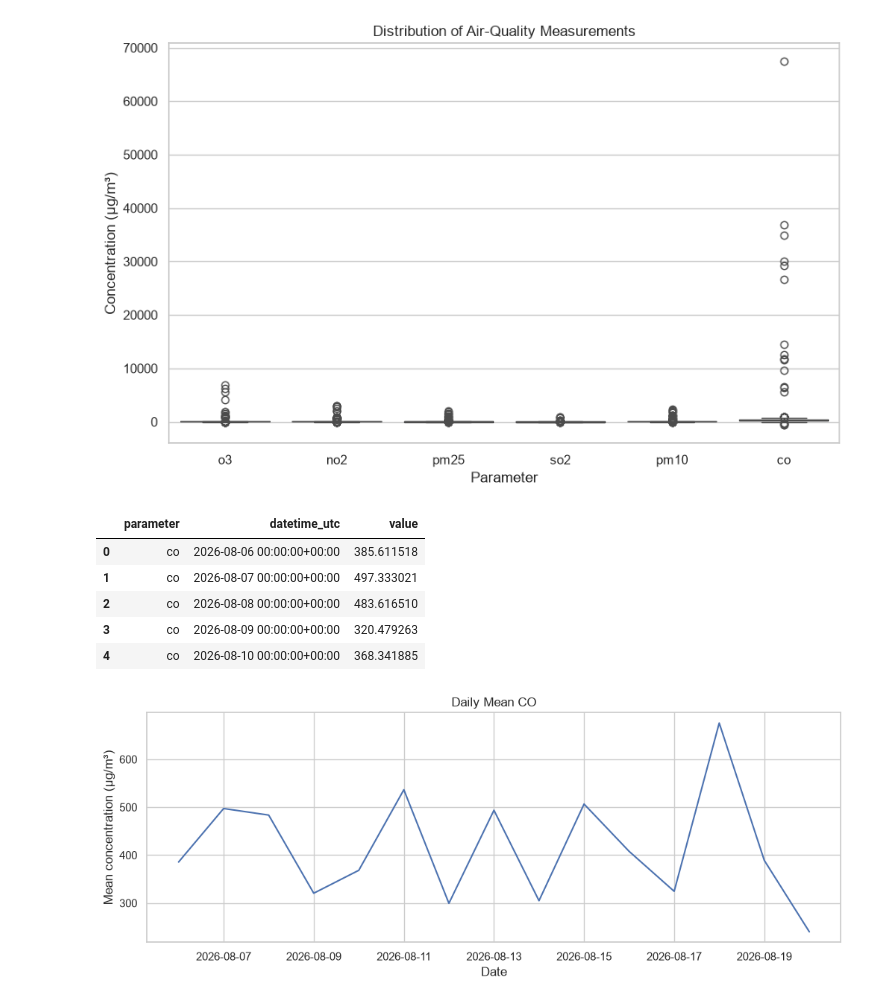
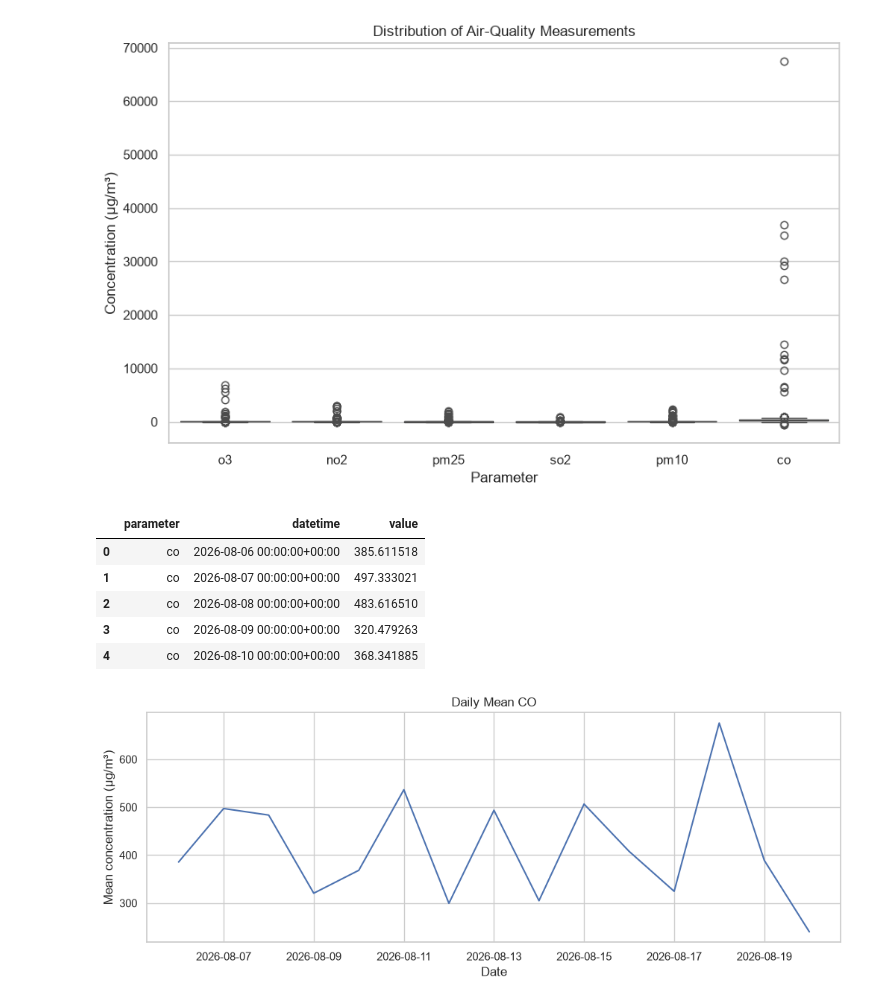
Before and after one commit to shahsandesh30/DataGuard, a Jupyter notebook: notebooks/layer2/silver_data_eda.ipynb, the cells around one changed output. Saved outputs shown, nothing was run; the diff lists cells and outputs as text; code cells hidden in the pictures.

```diff
--- a/notebooks/layer2/silver_data_eda.ipynb
+++ b/notebooks/layer2/silver_data_eda.ipynb
@@ -124,7 +124,7 @@ value            float64
 unit                 str
 dtype: object
 # %%
-df["datetime_utc"] = pd.to_datetime(df["datetime_utc"], errors="coerce")
+df["datetime"] = pd.to_datetime(df["datetime"], errors="coerce")
 df["value"] = pd.to_numeric(df["value"], errors="coerce")
 
 df.dtypes
@@ -289,7 +289,7 @@ Start date: 2026-08-06 00:00:00+00:00
 End date: 2026-08-20 00:00:00+00:00
 Number of days: 14
 # %%
-df["date"] = df["datetime_utc"].dt.date
+df["date"] = df["datetime"].dt.date
 
 daily_counts = df.groupby("date").size()
 
@@ -325,7 +325,7 @@ plt.show()
 # %% [output]
 [figure]
 # %%
-df["hour"] = df["datetime_utc"].dt.hour
+df["hour"] = df["datetime"].dt.hour
 
 hour_counts = df["hour"].value_counts().sort_index()
 
@@ -343,7 +343,7 @@ plt.show()
 # %% [output]
 [figure]
 # %%
-df["month"] = df["datetime_utc"].dt.month
+df["month"] = df["datetime"].dt.month
 
 month_counts = df["month"].value_counts().sort_index()
 
@@ -445,16 +445,16 @@ plt.show()
 [figure]
 # %%
 daily_pollution = (
-    df.set_index("datetime_utc")
+    df.set_index("datetime")
       .groupby("parameter")["value"]
       .resample("D")
       .mean()
       .reset_index()
 )
 
 daily_pollution.head()
 # %% [output]
-|  | parameter | datetime_utc | value |
+|  | parameter | datetime | value |
 | 0 | co | 2026-08-06 00:00:00+00:00 | 385.611518 |
 | 1 | co | 2026-08-07 00:00:00+00:00 | 497.333021 |
 | 2 | co | 2026-08-08 00:00:00+00:00 | 483.616510 |
```
Also changed, not shown: parts of 19 cells of this notebook, 8 other files.
